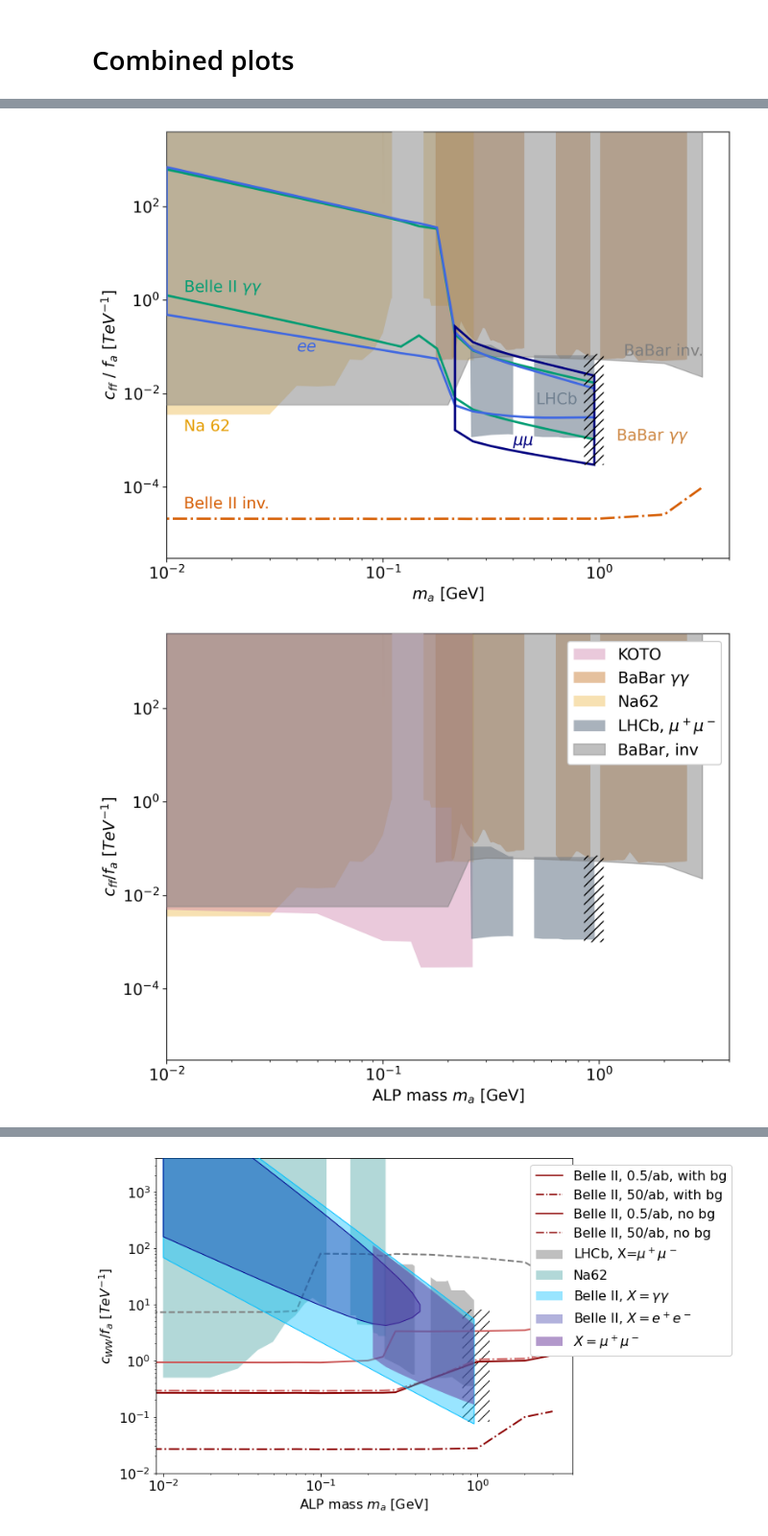
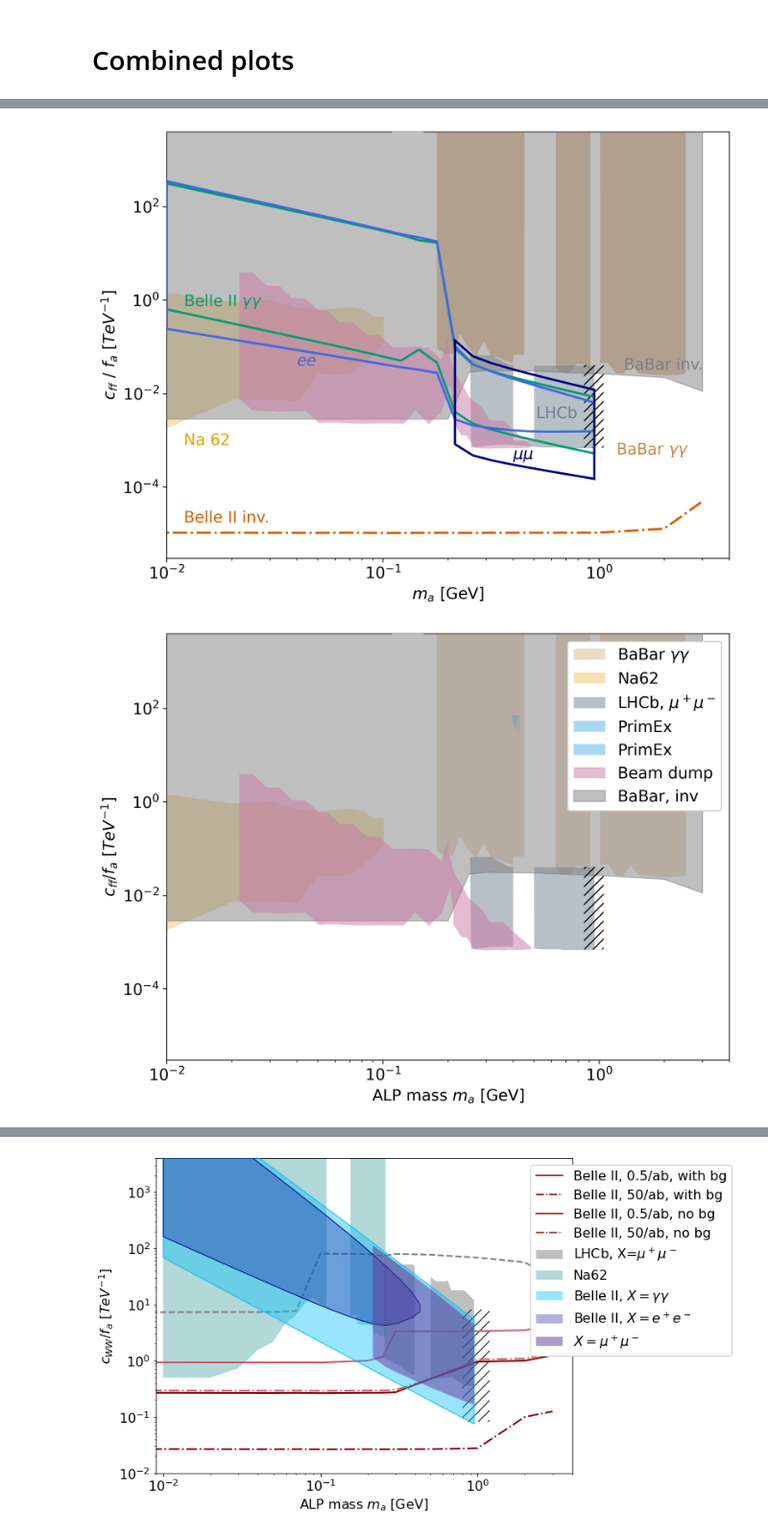
Before and after one commit to anasthesia/alps-BelleII, a Jupyter notebook: python/alps-plots.ipynb, the cells around one changed output, grey strips where cells are left out. Shown at 96% size. Drawn from its saved outputs; the diff is of its cells as text; code cells hidden in the pictures.

```diff
--- a/python/alps-plots.ipynb
+++ b/python/alps-plots.ipynb
@@ -75,6 +81,15 @@ Na62BoundscWW = genfromtxt('output/Na62_cWW.dat', delimiter='\t')
 # %%
 KOTOBoundscff = genfromtxt('output/KOTO_cff.dat', delimiter='\t')
 KOTOBoundscWW = genfromtxt('output/KOTO_cWW.dat', delimiter='\t')
+# %%
+PrimEXBoundscff1 = genfromtxt('output/PrimEx_cff_1.dat', delimiter='\t')
+PrimEXBoundscff2 = genfromtxt('output/PrimEx_cff_2.dat', delimiter='\t')
+
+PrimEXBoundscWW1 = genfromtxt('output/PrimEx_cWW_1.dat', delimiter='\t')
+PrimEXBoundscWW2 = genfromtxt('output/PrimEx_cWW_2.dat', delimiter='\t')
+# %%
+BeamDumpBoundscff = genfromtxt('output/NuCal-CHARM-E137_cff.dat', delimiter='\t')
+BeamDumpBoundscWW = genfromtxt('output/NuCal-CHARM-E137_cWW.dat', delimiter='\t')
 # %%
 BaBargammagammaBoundscff = genfromtxt('output/BaBar-gammagamma_cff.dat', delimiter='\t')
 BaBargammagammaBoundscWW = genfromtxt('output/BaBar-gammagamma_cWW.dat', delimiter='\t')
@@ -159,8 +174,9 @@ colours(0.5)
 colorBaBar="grey"
 colorLHCb="slategrey"
 colorNa62=colours(1)[4]#"teal"
-colorKOTO=colours(1)[6]
+colorBeamDump=colours(1)[6]
 colorBaBargammagamma="peru"#colours(1)[3]
+colorPrimEx=colours(1)[1]
 
 colorBelleIIinvNobkg=colours(1)[5]
 colorBelleIIinvWithbkg="peru"
@@ -183,7 +199,7 @@ def stackBounds(xarray,arrSmattToLarge,arrLargeToSmall):
 
     return np.vstack([combinedx,combinedy]).T
 # %%
-def plotGen(inputarray,lineScatterFillORPolygon,color,linewidthORmarkersize,maCut=None,*args,**kwargs):
+def plotGen(inputarray,lineScatterFillORPolygon,color,linewidthORmarkersize,maCut=None,rescale=1,*args,**kwargs):
 
     if (maCut is not None):
         cut=inputarray[:,0]<maCut
@@ -201,12 +217,12 @@ def plotGen(inputarray,lineScatterFillORPolygon,color,linewidthORmarkersize,maCu
         alphaPoly=args[0]
 
     if (lineScatterFillORPolygon=="polygon"):
-        ax.fill(data[:,0],data[:,1], color=color, alpha=1,**kwargs)
+        ax.fill(data[:,0],data[:,1]*rescale, color=color, alpha=1,**kwargs)
     if (lineScatterFillORPolygon=="oppacpolygon"):
-        ax.fill(data[:,0],data[:,1], facecolor=color,alpha=alphaPoly,\
+        ax.fill(data[:,0],data[:,1]*rescale, facecolor=color,alpha=alphaPoly,\
                 edgecolor=color,linewidth=linewidthORmarkersize,**kwargs)
     if (lineScatterFillORPolygon=="nonfilledpolygon"):
-        ax.fill(data[:,0],data[:,1], facecolor="none", edgecolor=color,\
+        ax.fill(data[:,0],data[:,1]*rescale, facecolor="none", edgecolor=color,\
                 linewidth=linewidthORmarkersize, linestyle='-',**kwargs)
 
 def plotAllowed(inputfile,x,y,z,zfixed):
@@ -318,50 +289,53 @@ fig, ax = plt.subplots(figsize=(9, 7))
 # ax.fill_between(BaBarBounds[:,0], BaBarBounds[:,1], y2=10**4, color=colorBaBar,zorder=2,alpha=0.3,\
 #                label='BaBar, inv')
 
-plotGen(BaBargammagammaBoundscff,"oppacpolygon",colorBaBargammagamma,0,None,0.5,label='BaBar $\gamma \gamma$')
+
+plotGen(BaBargammagammaBoundscff,"oppacpolygon",colorBaBargammagamma,0,None,0.5,1/2,label='BaBar $\gamma \gamma$')
 plotCutOutRegions(cutoutRegionsBaBargammagamma,0.1,3,10**-5,10**5,2,color="white")
 
-plotGen(Na62Boundscff,"oppacpolygon",colorNa62,0,1, label='Na62',zorder=2)
+plotGen(Na62Boundscff,"oppacpolygon",colorNa62,0,1, 1/2,label='Na62',zorder=2)
 plotCutOutRegions(cutoutRegionsNa62,0.05,0.2,10**-2,10**5,3,color="white")
 
-plotGen(LHCbBoundscff,"oppacpolygon",colorLHCb,0,1,0.6, label='LHCb, $\mu^+ \mu^-$',zorder=3)
+plotGen(LHCbBoundscff,"oppacpolygon",colorLHCb,0,1,0.6,1/2, label='LHCb, $\mu^+ \mu^-$',zorder=3)
 # plotGen(LHCbBounds,"nonfilledpolygon","grey",1)
 plotCutOutRegions(cutoutRegionsLHCb,0.3,5,10**-3,\
                   LHCbBoundscff[np.argmax(LHCbBoundscff[10:,0]<0.5)+10][1],4,\
                   color="white")
 
 # ax.plot(BaBarBounds[:,0],BaBarBounds[:,1],c=colorBaBar, ls='--',lw=2)
-ax.fill_between(BaBarBounds[:,0], BaBarBounds[:,1], y2=10**4, color=colorBaBar,zorder=4,alpha=0.5,\
+ax.fill_between(BaBarBounds[:,0], BaBarBounds[:,1]/2, y2=10**4, color=colorBaBar,zorder=4,alpha=0.5,\
                label='BaBar, inv')
 
 # ax.plot(BellIIInvBounds05abWithbkg[:,0],BellIIInvBounds05abWithbkg[:,1],c=colorBelleIIinvWithbkg, ls='-',lw=2)
 # ax.plot(BellIIInvBounds50abWithbkg[:,0],BellIIInvBounds50abWithbkg[:,1],c=colorBelleIIinvWithbkg, ls='-.',lw=2)
 
 # ax.plot(BellIIInvBounds05ab0bkg[:,0],BellIIInvBounds05ab0bkg[:,1],c=colorBelleIIinvNobkg, ls='-',lw=2)
-ax.plot(BellIIInvBounds50ab0bkg[:,0],BellIIInvBounds50ab0bkg[:,1],c=colorBelleIIinvNobkg, ls='-.',lw=2)
+ax.plot(BellIIInvBounds50ab0bkg[:,0],BellIIInvBounds50ab0bkg[:,1]/2,c=colorBelleIIinvNobkg, ls='-.',lw=2)
 
 # plotGen(stackBounds(masslist,readArrayVisibleBoundBelleIIcff[:,5,0],\
 #                     readArrayVisibleBoundBelleIIcff[:,5,1]),"oppacpolygon","deepskyblue",0,1,0.4,\
 #                     label='Belle II, $X=\gamma \gamma $',zorder=3)
 plotGen(stackBounds(masslist,readArrayVisibleBoundBelleIIcff[:,5,0],\
                     readArrayVisibleBoundBelleIIcff[:,5,1]),"nonfilledpolygon",colorBelleIIDispgamma,2,1,\
-                    label='Belle II, $\gamma \gamma $',zorder=6)
+                    1/2,label='Belle II, $\gamma \gamma $',zorder=6)
 
 # plotGen(stackBounds(masslist,readArrayVisibleBoundBelleIIcff[:,0,0],\
 #                     readArrayVisibleBoundBelleIIcff[:,0,1]),"oppacpolygon","darkblue",0,1,0.3,\
 #                     label='Belle II, $X=e^+ e^-$',zorder=3)
 plotGen(stackBounds(masslist,readArrayVisibleBoundBelleIIcff[:,0,0],\
                     readArrayVisibleBoundBelleIIcff[:,0,1]),"nonfilledpolygon",colorBelleIIDispe,2,1,\
-                    label='Belle II, $e^+ e^-$',zorder=6)
+                    1/2,label='Belle II, $e^+ e^-$',zorder=6)
 
 # plotGen(stackBounds(masslist,readArrayVisibleBoundBelleIIcff[:,1,0],\
 #                     readArrayVisibleBoundBelleIIcff[:,1,1]),"oppacpolygon","rebeccapurple",0,1,0.5,\
 #                     label='Belle II, $X=\mu^+ \mu^-$',zorder=3)
 plotGen(stackBounds(masslist,readArrayVisibleBoundBelleIIcff[:,1,0],\
                     readArrayVisibleBoundBelleIIcff[:,1,1]),"nonfilledpolygon",colorBelleIIDispmu,2,1,\
-                       label='Belle II, $\mu^+ \mu^-$',zorder=6)
+                       1/2,label='Belle II, $\mu^+ \mu^-$',zorder=6)
 
-p = mpatches.Rectangle((0.85,3*10**-4), 0.2, 0.07, linewidth=0, fill=None, hatch='///',zorder=6)
+plotGen(BeamDumpBoundscff,"oppacpolygon",colorBeamDump,0,0.5,0.4,1/2, label='Beam dump',zorder=5)
+
+p = mpatches.Rectangle((0.85,7*10**-4), 0.2, 0.04, linewidth=0, fill=None, hatch='///',zorder=5)
 ax.add_patch(p)
 
 
@@ -396,40 +370,43 @@ handles.insert(0, belleIIInv50)
 # ax.legend(handles=handles, loc='upper right', bbox_to_anchor=(1.4, 1), framealpha=1)
 # plt.legend(bbox_to_anchor=(0.5, 0.5), bbox_transform=plt.gcf().transFigure)
 
-plt.text(1.3, 6.5E-2, 'BaBar inv.',rotation=0,c=colorBaBar,fontsize=14,zorder=7)
-plt.text(0.51, 6E-3, 'LHCb',rotation=0,c=colorLHCb,fontsize=14,zorder=6)
-plt.text(1.2E-2, 1.6E-3, 'Na 62',rotation=0,c=colorNa62,fontsize=14,zorder=6)
-plt.text(1.2, 1E-3, 'BaBar $\gamma \gamma$',rotation=0,c=colorBaBargammagamma,fontsize=14,zorder=6)
-plt.text(1.2E-2, 3.5E-5, 'Belle II inv.',rotation=0,c=colorBelleIIinvNobkg,fontsize=14,zorder=6)
-plt.text(0.4, 8E-4, '$\mu \mu$',rotation=0,c=colorBelleIIDispmu,fontsize=14,zorder=6)
-plt.text(1.2E-2, 1.5E0, 'Belle II $\gamma \gamma$',rotation=0,c=colorBelleIIDispgamma,fontsize=14,zorder=7)
-plt.text(4E-2, 8E-2, '$e e$',rotation=0,c=colorBelleIIDispe,fontsize=14,zorder=6)
+plt.text(1.3, 6.5E-2/2, 'BaBar inv.',rotation=0,c=colorBaBar,fontsize=14,zorder=7)
+plt.text(0.51, 6E-3/2, 'LHCb',rotation=0,c=colorLHCb,fontsize=14,zorder=6)
+plt.text(1.2E-2, 1.6E-3/2, 'Na 62',rotation=0,c=colorNa62,fontsize=14,zorder=6)
+plt.text(1.2, 1E-3/2, 'BaBar $\gamma \gamma$',rotation=0,c=colorBaBargammagamma,fontsize=14,zorder=6)
+plt.text(1.2E-2, 3.5E-5/2, 'Belle II inv.',rotation=0,c=colorBelleIIinvNobkg,fontsize=14,zorder=6)
+plt.text(0.4, 8E-4/2, '$\mu \mu$',rotation=0,c=colorBelleIIDispmu,fontsize=14,zorder=6)
+plt.text(1.2E-2, 1.5E0/2, 'Belle II $\gamma \gamma$',rotation=0,c=colorBelleIIDispgamma,fontsize=14,zorder=7)
+plt.text(4E-2, 8E-2/2, '$e e$',rotation=0,c=colorBelleIIDispe,fontsize=14,zorder=6)
 
 
 plt.savefig('plots/Bounds-projections-cff.png', dpi=300, bbox_inches='tight')
 # %% [output]
-[figure, old version]
+[figure, new version]
 # %%
 fig, ax = plt.subplots(figsize=(9, 7))
 
 
-plotGen(KOTOBoundscff,"oppacpolygon",colorKOTO,0,0.5,0.4, label='KOTO',zorder=3)
-
-plotGen(BaBargammagammaBoundscff,"oppacpolygon",colorBaBargammagamma,0,None,0.5,label='BaBar $\gamma \gamma$')
+plotGen(BaBargammagammaBoundscff,"oppacpolygon",colorBaBargammagamma,0,None,1/2,label='BaBar $\gamma \gamma$')
 plotCutOutRegions(cutoutRegionsBaBargammagamma,0.1,3,10**-5,10**5,2,color="white")
 
-plotGen(Na62Boundscff,"oppacpolygon",colorNa62,0,1, label='Na62',zorder=2)
+plotGen(Na62Boundscff,"oppacpolygon",colorNa62,0,1, 1/2,label='Na62',zorder=2)
 plotCutOutRegions(cutoutRegionsNa62,0.05,0.2,10**-2,10**5,3,color="white")
 
-plotGen(LHCbBoundscff,"oppacpolygon",colorLHCb,0,1,0.6, label='LHCb, $\mu^+ \mu^-$',zorder=3)
+plotGen(LHCbBoundscff,"oppacpolygon",colorLHCb,0,1,0.6,1/2, label='LHCb, $\mu^+ \mu^-$',zorder=3)
 # plotGen(LHCbBounds,"nonfilledpolygon","grey",1)
-plotCutOutRegions(cutoutRegionsLHCb,0.3,5,10**-3,\
+plotCutOutRegions(cutoutRegionsLHCb,0.3,5,7*10**-4,\
                   LHCbBoundscff[np.argmax(LHCbBoundscff[10:,0]<0.5)+10][1],4,\
                   color="white")
 
 # ax.plot(BaBarBounds[:,0],BaBarBounds[:,1],c=colorBaBar, ls='--',lw=2)
-ax.fill_between(BaBarBounds[:,0], BaBarBounds[:,1], y2=10**4, color=colorBaBar,zorder=4,alpha=0.5,\
+ax.fill_between(BaBarBounds[:,0], BaBarBounds[:,1]/2, y2=10**4, color=colorBaBar,zorder=4,alpha=0.5,\
                label='BaBar, inv')
+
+plotGen(PrimEXBoundscff1,"oppacpolygon",colorPrimEx,0,0.5,1,1/2, label='PrimEx',zorder=3)
+plotGen(PrimEXBoundscff2,"oppacpolygon",colorPrimEx,0,0.5,1,1/2,label='PrimEx',zorder=5)
+
+plotGen(BeamDumpBoundscff,"oppacpolygon",colorBeamDump,0,0.5,0.4,1/2, label='Beam dump',zorder=5)
 
 # ax.plot(BellIIInvBounds05abWithbkg[:,0],BellIIInvBounds05abWithbkg[:,1],c=colorBelleIIinvWithbkg, ls='-',lw=2)
 # ax.plot(BellIIInvBounds50abWithbkg[:,0],BellIIInvBounds50abWithbkg[:,1],c=colorBelleIIinvWithbkg, ls='-.',lw=2)
@@ -458,7 +435,7 @@ ax.fill_between(BaBarBounds[:,0], BaBarBounds[:,1], y2=10**4, color=colorBaBar,z
 #                     readArrayVisibleBoundBelleIIcff[:,1,1]),"nonfilledpolygon",colorBelleIIDispmu,2,1,\
 #                        label='Belle II, $\mu^+ \mu^-$',zorder=3)
 
-p = mpatches.Rectangle((0.85,1*10**-3), 0.2, 0.07, linewidth=0, fill=None, hatch='///',zorder=5)
+p = mpatches.Rectangle((0.85,7*10**-4), 0.2, 0.04, linewidth=0, fill=None, hatch='///',zorder=5)
 ax.add_patch(p)
 
 
@@ -467,31 +444,31 @@ ax.add_patch(p)
 ax.set_xlabel('ALP mass $m_a$ [GeV]')
 ax.set_ylabel('$c_{ff}/f_a\ [TeV^{-1}]$')
 ax.set_xscale('log')
 ax.set_yscale('log')
 ax.set_xlim(10**-2, 4)
 ax.set_ylim(3*10**-6, 4*10**3)
 
 handles, labels = ax.get_legend_handles_labels()
 babar= mlines.Line2D([], [], color='grey', linestyle='--',
                           markersize=15, label='BaBar, X='+"ME")
 belleIIInv= mlines.Line2D([], [], color=colorBelleIIinvNobkg, linestyle='-',
                           markersize=15, label='Belle II, 0.5/ab, no bg')
 belleIIInv50= mlines.Line2D([], [], color=colorBelleIIinvNobkg, linestyle='-.',
                           markersize=15, label='Belle II, 50/ab, no bg')
 belleIIInvbg= mlines.Line2D([], [], color=colorBelleIIinvWithbkg, linestyle='-',
                           markersize=15, label='Belle II, 0.5/ab, with bg')
 belleIIInv50bg= mlines.Line2D([], [], color=colorBelleIIinvWithbkg, linestyle='-.',
                           markersize=15, label='Belle II, 50/ab, with bg')
 
 # handles.insert(0, belleIIInv50)
 # handles.insert(0, belleIIInv)
 # handles.insert(0, belleIIInv50bg)
 # handles.insert(0, belleIIInvbg)
 # handles.insert(0, babar)
 
 ax.legend(handles=handles, loc='upper right', framealpha=1)
 
 
 plt.savefig('plots/Bounds-existing-cff.png', dpi=300, bbox_inches='tight')
 # %% [output]
-[figure, old version]
+[figure, new version]
```
Also changed, not shown: parts of 6 cells of this notebook, 4 other files.
